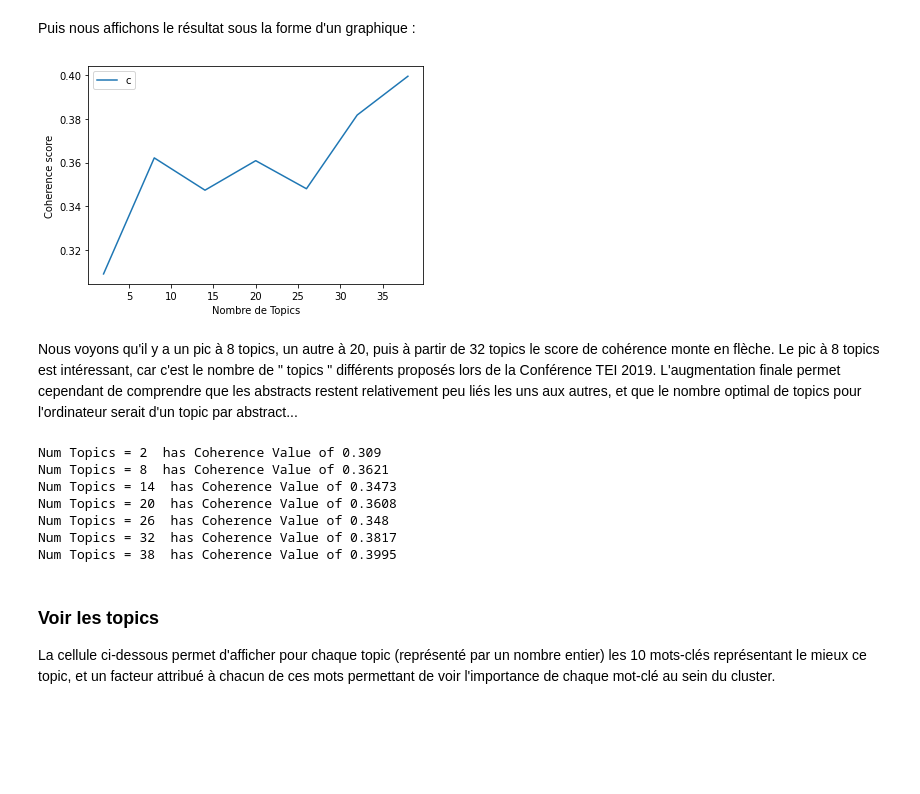
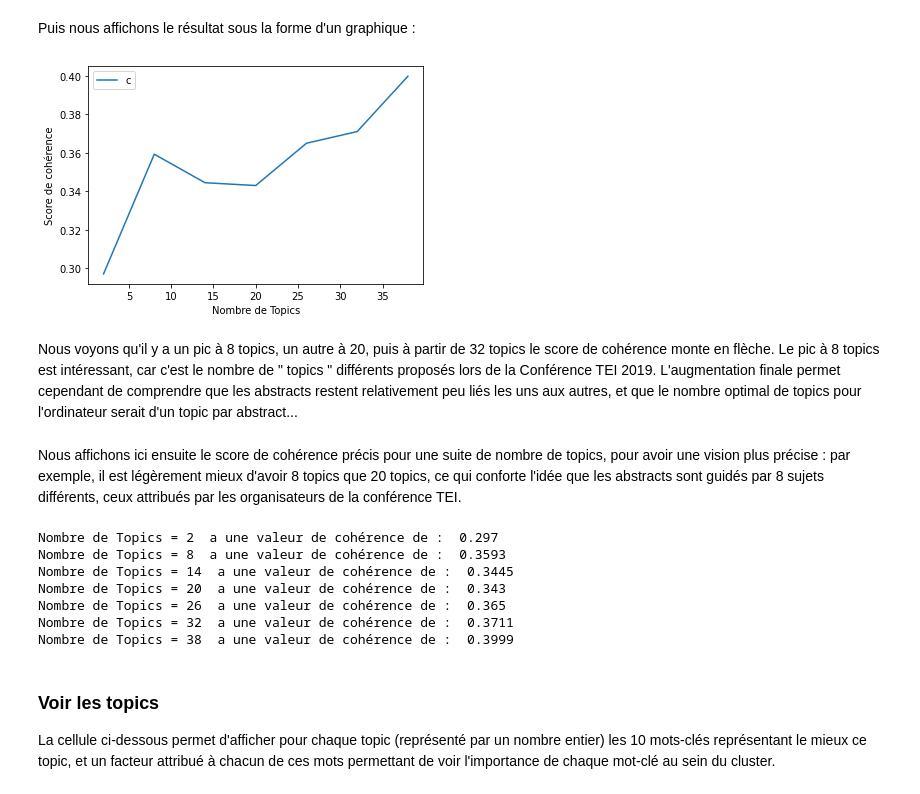
Before and after one commit to Chartes-TNAH/Devoir_Python, a Jupyter notebook: 2019/Step_5_Topic_Modeling.ipynb, the cells around one changed output. Cells and saved outputs as stored; diff of their text form; code cells hidden in the pictures; blank space fills up the shorter version.

```diff
--- a/2019/Step_5_Topic_Modeling.ipynb
+++ b/2019/Step_5_Topic_Modeling.ipynb
@@ -56,3 +58,14 @@ stop_words.extend(['from', 'subject', 're', 'edu', 'use']) #permet d'ajouter cer
 Il faut activer l'une des deux cellules (au choix) pour charger en mémoire le corpus traité de la manière que vous voulez.
 
 Le meilleur choix pour un premier test est de choisir le texte lemmatisé.
+# %%
+#Pour utiliser les textes stemmés, c'est ici
+import os
+documents = []
+Path = "./cache2019/cacheSTEM/"
+filelist = os.listdir(Path) #filelist est une liste regroupant tous les chemins vers les différents abstracts.
+
+for abstract in filelist:
+    with open(Path + abstract, "r", encoding="UTF-8") as y:
+        texte = y.read()
+        documents.append(texte)
@@ -76,13 +91,13 @@ Tout d'abord, je définis une fonction qui séquence chaque abstract en mot et r
 
 Chaque document, sous la forme d'une str, devient une liste de str.
 # %%
-def sent_to_words(sentences):
-    for sentence in sentences:
-        yield(gensim.utils.simple_preprocess(str(sentence), deacc=True))  # deacc=True removes punctuations
+def sent_to_words(documents):
+    for document in documents:
+        yield(gensim.utils.simple_preprocess(str(document), deacc=True))  # deacc=True retire la ponctuation
 
-data_words = list(sent_to_words(documents))
+data_words = list(sent_to_words(documents)) #je lemmatise les abstracts et les stock dans une variable
 
-print(data_words[:1])
+print(data_words[:1]) #Voici à quoi ressemble un extrait du corpus lemmatisé
 # %% [output]
 [['use', 'machine', 'learn', 'for', 'the', 'automated', 'classification', 'of', 'stage', 'directions', 'in', 'tei', 'encode', 'drama', 'corpora', 'authors', 'daria', 'maximova', 'national', 'research' ...
 # %% [markdown]
@@ -326,19 +343,19 @@ Nous allons ici voir si le nombre de clusters choisi est vraiment représentatif
 # %%
 def compute_coherence_values(dictionary, corpus, texts, limit, start=2, step=3):
     """
-    Compute c_v coherence for various number of topics
+    Calcule la cohérence c_v pour un nombre variable de topics
 
     Parameters:
     ----------
-    dictionary : Gensim dictionary
-    corpus : Gensim corpus
-    texts : List of input texts
-    limit : Max num of topics
+    dictionary : Dictionnaire de Gensim
+    corpus : Corpus de Gensim
+    texts : Liste des corpus
+    limit : Nombre maximum de corpus
 
     Returns:
     -------
-    model_list : List of LDA topic models
-    coherence_values : Coherence values corresponding to the LDA model with respective number of topics
+    model_list : Liste des modèles de topic LDA topic
+    coherence_values : Valeur de la cohérence correspondance au model de LDA et son nombre de topics respectif
     """
     coherence_values = []
     model_list = []
@@ -357,30 +374,30 @@ model_list, coherence_values = compute_coherence_values(dictionary=id2word, corp
 # %% [markdown]
 Puis nous affichons le résultat sous la forme d'un graphique :
 # %%
-# Show graph
 limit=40; start=2; step=6;
 x = range(start, limit, step)
 plt.plot(x, coherence_values)
 plt.xlabel("Nombre de Topics")
-plt.ylabel("Coherence score")
+plt.ylabel("Score de cohérence")
 plt.legend(("coherence_values"), loc='best')
 plt.show()
 # %% [output]
-[figure, old version]
+[figure, new version]
 # %% [markdown]
 Nous voyons qu'il y a un pic à 8 topics, un autre à 20, puis à partir de 32 topics le score de cohérence monte en flèche. Le pic à 8 topics est intéressant, car c'est le nombre de " topics " différents proposés lors de la Conférence TEI 2019. L'augmentation finale permet cependant de comprendre que les abstracts restent relativement peu liés les uns aux autres, et que le nombre optimal de topics pour l'ordinateur serait d'un topic par abstract...
+# %% [markdown]
+Nous affichons ici ensuite le score de cohérence précis pour une suite de nombre de topics, pour avoir une vision plus précise : par exemple, il est légèrement mieux d'avoir 8 topics que 20 topics, ce qui conforte l'idée que les abstracts sont guidés par 8 sujets différents, ceux attribués par les organisateurs de la conférence TEI.
 # %%
-# Print the coherence scores
 for m, cv in zip(x, coherence_values):
-    print("Num Topics =", m, " has Coherence Value of", round(cv, 4))
+    print("Nombre de Topics =", m, " a une valeur de cohérence de : ", round(cv, 4))
 # %% [output]
-Num Topics = 2  has Coherence Value of 0.309
-Num Topics = 8  has Coherence Value of 0.3621
-Num Topics = 14  has Coherence Value of 0.3473
-Num Topics = 20  has Coherence Value of 0.3608
-Num Topics = 26  has Coherence Value of 0.348
-Num Topics = 32  has Coherence Value of 0.3817
-Num Topics = 38  has Coherence Value of 0.3995
+Nombre de Topics = 2  a une valeur de cohérence de :  0.297
+Nombre de Topics = 8  a une valeur de cohérence de :  0.3593
+Nombre de Topics = 14  a une valeur de cohérence de :  0.3445
+Nombre de Topics = 20  a une valeur de cohérence de :  0.343
+Nombre de Topics = 26  a une valeur de cohérence de :  0.365
+Nombre de Topics = 32  a une valeur de cohérence de :  0.3711
+Nombre de Topics = 38  a une valeur de cohérence de :  0.3999
 # %% [markdown]
 ### Voir les topics ###
 
```
Also changed, not shown: parts of 36 cells of this notebook, 3 other files.
